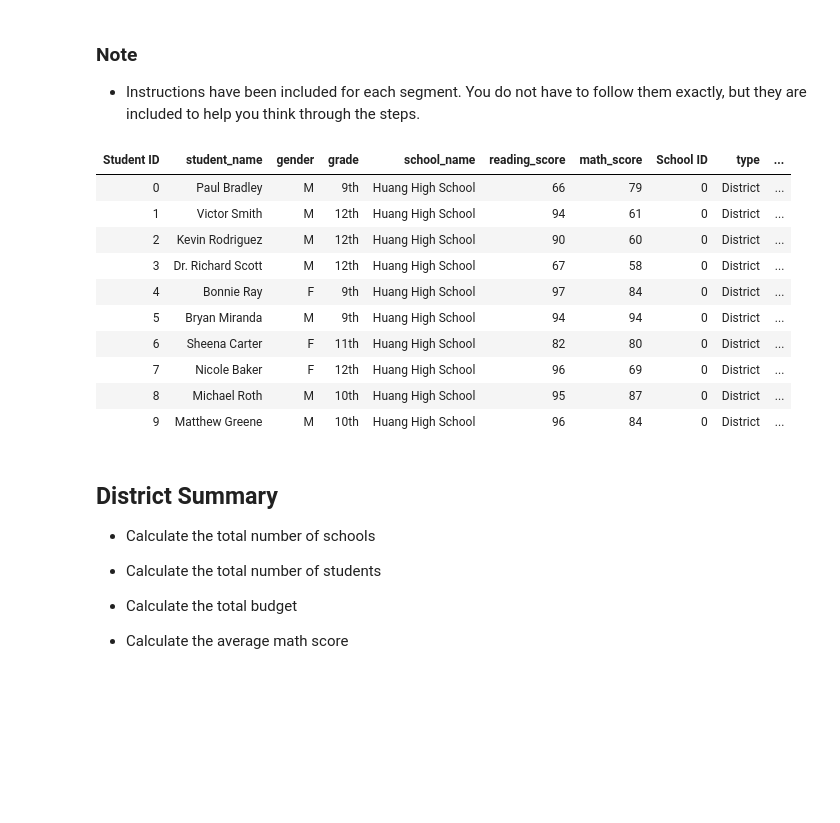
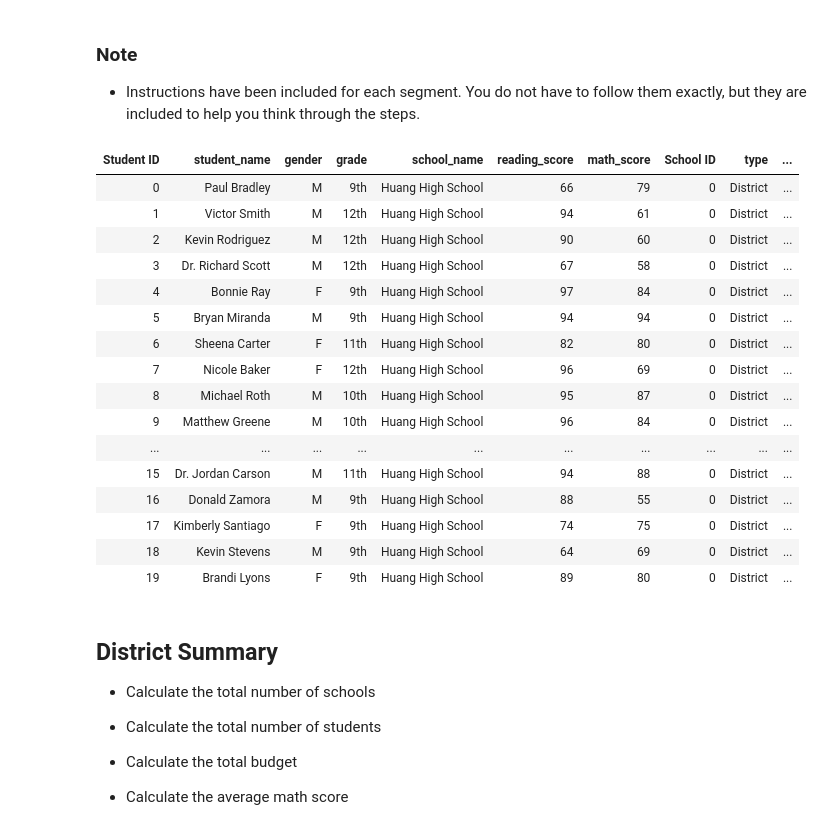
Before and after one commit to pjc0115/Pandas-Challenge, a Jupyter notebook: PyCitySchools/PyCitySchools_starter.ipynb, the cells around one changed output. Cells and saved outputs as stored; diff of their text form; code cells hidden in the pictures; blank space fills up the shorter version.

```diff
--- a/PyCitySchools/PyCitySchools_starter.ipynb
+++ b/PyCitySchools/PyCitySchools_starter.ipynb
@@ -4,33 +4,48 @@
 # %%
 # Dependencies and Setup
 import pandas as pd
 import numpy as np
 
 # File to Load (Remember to Change These)
 school_data_to_load = "Resources/schools_complete.csv"
 student_data_to_load = "Resources/students_complete.csv"
 
 # Read School and Student CSV Data Files via .read_csv method and store into Pandas DataFrames
 school_data_df = pd.read_csv(school_data_to_load)
 student_data_df = pd.read_csv(student_data_to_load)
 
 # Combine the data via .merge method into a single dataset.
 school_data_complete_df = pd.merge(student_data_df, school_data_df, how="left", on=["school_name"])  #Bring in all student data via Left Outer join
 #school_data_complete_df.head(10) #QUESTION:  Why did we have on=["school_name"] twice in the original?
 
-school_data_complete_df.head(10).style.hide_index()
+# Use method .shape to get number of rows and columns in df -> (39170, 11)
+# school_data_complete_df.shape
+
+#grouped_school = school_data_df.groupby('type')
+#grouped_school.head(15)
+
+
+school_data_complete_df.head(20).style.hide_index()
+#grouped_school_type = school_data_complete_df.groupby('type')
+#grouped_school_type.head(20)
 # %% [output]
 | Student ID | student_name | gender | grade | school_name | reading_score | math_score | School ID | type | ... |
 | 0 | Paul Bradley | M | 9th | Huang High School | 66 | 79 | 0 | District | ... |
 | 1 | Victor Smith | M | 12th | Huang High School | 94 | 61 | 0 | District | ... |
 | 2 | Kevin Rodriguez | M | 12th | Huang High School | 90 | 60 | 0 | District | ... |
 | 3 | Dr. Richard Scott | M | 12th | Huang High School | 67 | 58 | 0 | District | ... |
 | 4 | Bonnie Ray | F | 9th | Huang High School | 97 | 84 | 0 | District | ... |
 | 5 | Bryan Miranda | M | 9th | Huang High School | 94 | 94 | 0 | District | ... |
 | 6 | Sheena Carter | F | 11th | Huang High School | 82 | 80 | 0 | District | ... |
 | 7 | Nicole Baker | F | 12th | Huang High School | 96 | 69 | 0 | District | ... |
 | 8 | Michael Roth | M | 10th | Huang High School | 95 | 87 | 0 | District | ... |
 | 9 | Matthew Greene | M | 10th | Huang High School | 96 | 84 | 0 | District | ... |
+| ... | ... | ... | ... | ... | ... | ... | ... | ... | ... |
+| 15 | Dr. Jordan Carson | M | 11th | Huang High School | 94 | 88 | 0 | District | ... |
+| 16 | Donald Zamora | M | 9th | Huang High School | 88 | 55 | 0 | District | ... |
+| 17 | Kimberly Santiago | F | 9th | Huang High School | 74 | 75 | 0 | District | ... |
+| 18 | Kevin Stevens | M | 9th | Huang High School | 64 | 69 | 0 | District | ... |
+| 19 | Brandi Lyons | F | 9th | Huang High School | 89 | 80 | 0 | District | ... |
 # %%
 #Using relative postion, export df to CSV to review
 
```
Also changed, not shown: parts of 12 cells of this notebook, 1 other file.
